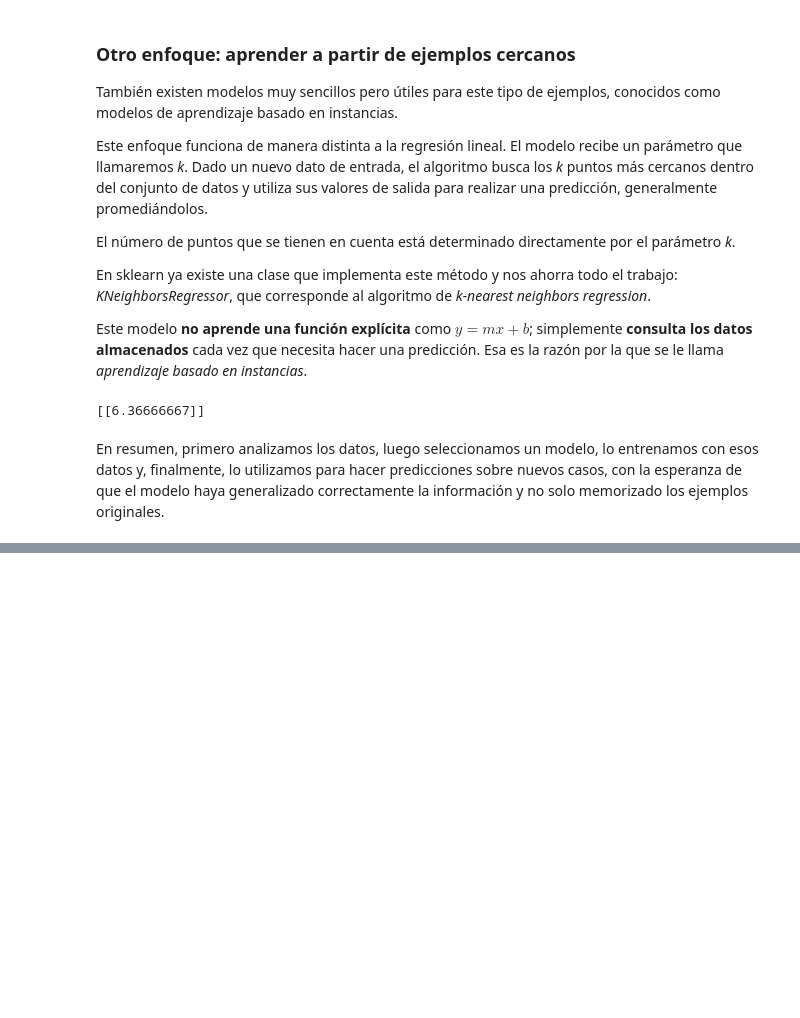
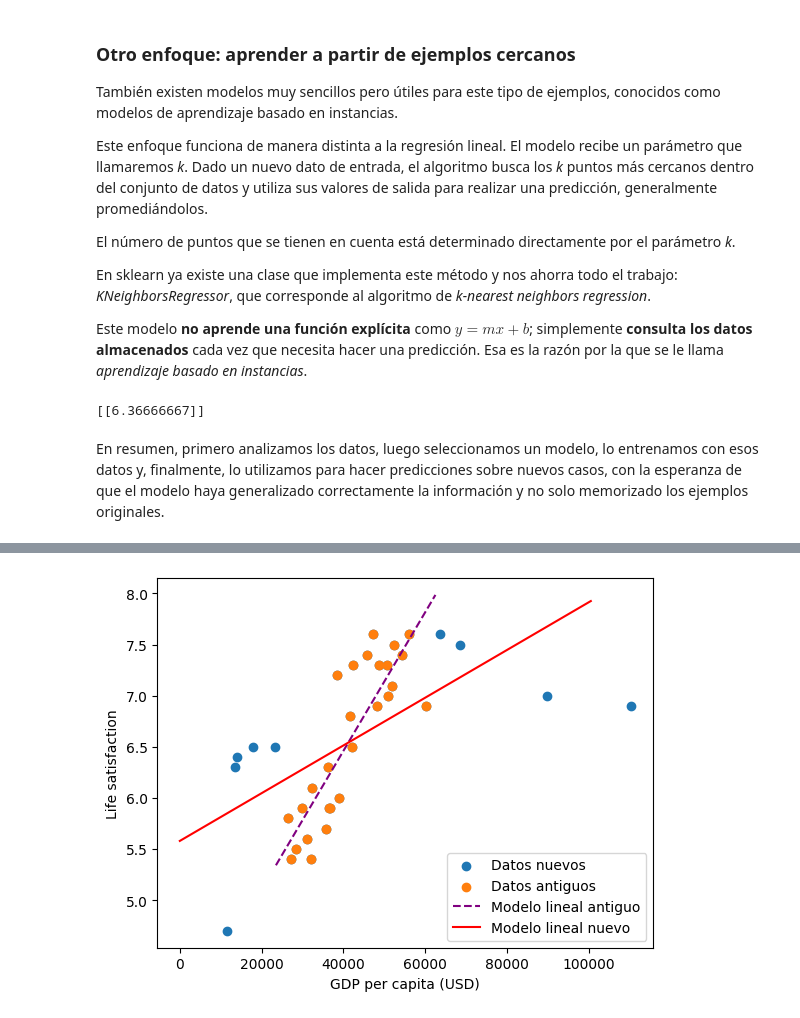
Before and after one commit to titooDiaz/Machine-Learning, a Jupyter notebook: HOML/Chapter 1/notebook.ipynb, the cells around one changed output, grey strips where cells are left out. Cells and saved outputs as stored; diff of their text form; code cells hidden in the pictures; blank space fills up the shorter version.

```diff
--- a/HOML/Chapter 1/notebook.ipynb
+++ b/HOML/Chapter 1/notebook.ipynb
@@ -457,7 +458,7 @@ lifesat.plot(
 
 plt.axis([23_500, 62_500, 4, 9])
 
-x = np.linspace(23_500, 62_500, 100)
+x = np.linspace(23_500, 62_500, 10)
 y = m * x + b
 
 plt.plot(x, y, color="purple", label="Modelo lineal")
@@ -601,0 +616,35 @@ Esto es exactamente lo que buscamos en machine learning, que el modelo aprenda l
+# %%
+# Cargar datos completos
+lifesat_full = pd.read_csv(
+    os.path.join(data_root, "..", "data/lifesat/lifesat_full.csv")
+)
+
+# Graficar puntos
+plt.scatter(lifesat_full["GDP per capita (USD)"],
+            lifesat_full["Life satisfaction"],
+            label="Datos nuevos")
+
+plt.scatter(lifesat["GDP per capita (USD)"],
+            lifesat["Life satisfaction"],
+            label="Datos antiguos")
+
+# Recta del modelo antiguo
+plt.plot(x, y, "purple", linestyle="dashed", label="Modelo lineal antiguo")
+
+# Entrenar y graficar modelo nuevo
+model = LinearRegression().fit(
+    lifesat_full[["GDP per capita (USD)"]],
+    lifesat_full[["Life satisfaction"]]
+)
+
+x_full = np.linspace(0, 100_500, 100)
+y_full = model.coef_[0][0] * x_full + model.intercept_[0]
+
+plt.plot(x_full, y_full, "red", label="Modelo lineal nuevo")
+
+plt.xlabel("GDP per capita (USD)")
+plt.ylabel("Life satisfaction")
+plt.legend()
+plt.show()
+# %% [output]
+[figure, added]
```
Also changed, not shown: parts of 4 cells of this notebook.
